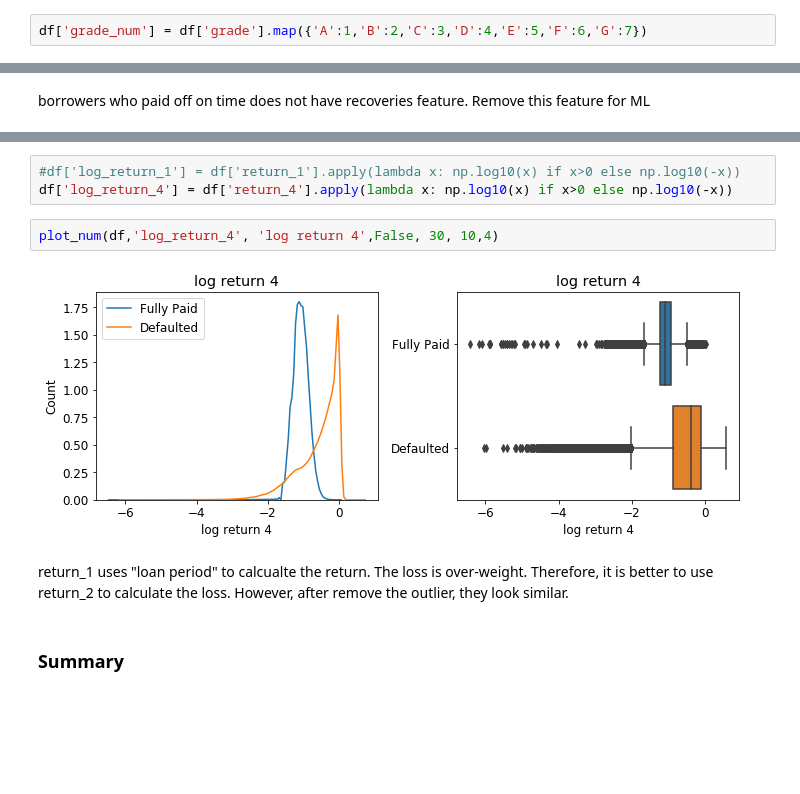
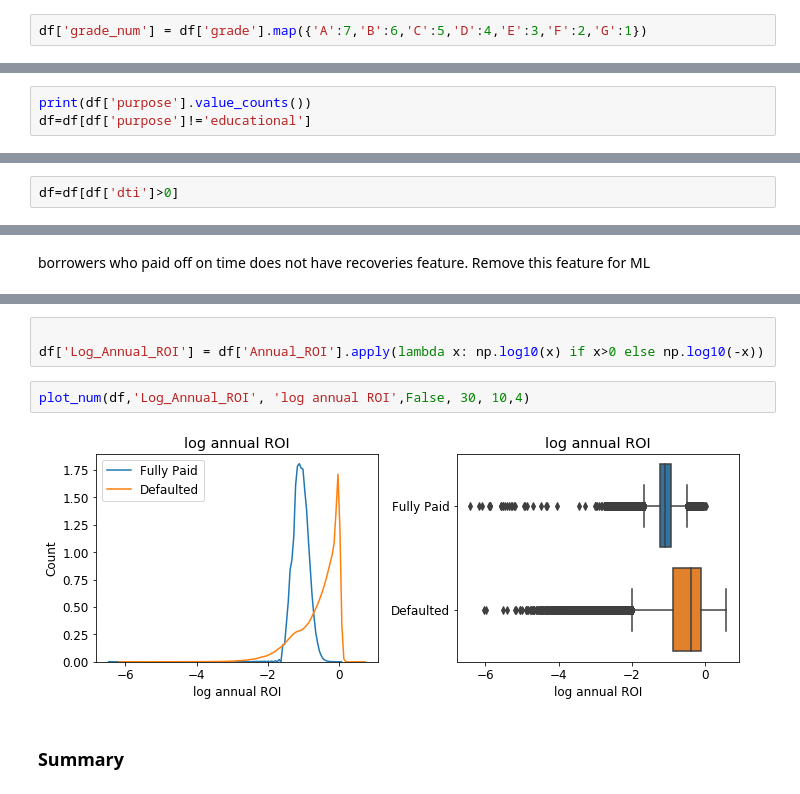
Before and after one commit to cyuancheng/Lending_Club, a Jupyter notebook: 03_LC_DataPreprocessing_2.ipynb, the cells around one changed output, grey strips where cells are left out. Cells and saved outputs as stored; diff of their text form; blank space fills up the shorter version.

Commit message:
updated annual ROI

```diff
--- a/03_LC_DataPreprocessing_2.ipynb
+++ b/03_LC_DataPreprocessing_2.ipynb
@@ -571,5 +505,5 @@ plot_cat(df, 'grade', 'Grade', 10,4)
 # %%
-df['grade_num'] = df['grade'].map({'A':1,'B':2,'C':3,'D':4,'E':5,'F':6,'G':7})
+df['grade_num'] = df['grade'].map({'A':7,'B':6,'C':5,'D':4,'E':3,'F':2,'G':1})
 # %%
 df['grade_num'].unique()
 # %% [output]
@@ -704,0 +641,3 @@ plot_cat(df,'purpose', 'Purpose',10,5)
+# %%
+print(df['purpose'].value_counts())
+df=df[df['purpose']!='educational']
@@ -905,3 +862,5 @@ Name: dti, dtype: float64
+# %%
+df=df[df['dti']>0]
 # %%
 sm.qqplot(df['dti'], line='s')
 #plt.ylim(0,0.25e7)
@@ -1240,12 +1205,10 @@ plot_num(df,'return_4', 'Net Annual Return',True, 30, 10,4)
 # %%
-#df['log_return_1'] = df['return_1'].apply(lambda x: np.log10(x) if x>0 else np.log10(-x))
-df['log_return_4'] = df['return_4'].apply(lambda x: np.log10(x) if x>0 else np.log10(-x))
+
+df['Log_Annual_ROI'] = df['Annual_ROI'].apply(lambda x: np.log10(x) if x>0 else np.log10(-x))
 # %%
-plot_num(df,'log_return_4', 'log return 4',False, 30, 10,4)
+plot_num(df,'Log_Annual_ROI', 'log annual ROI',False, 30, 10,4)
 # %% [output]
-[figure, old version]
+[figure, new version]
-# %% [markdown]
-return_1 uses "loan period" to calcualte the return. The loss is over-weight. Therefore, it is better to use return_2 to calculate the loss. However, after remove the outlier, they look similar.
 # %% [markdown]
 ### Summary
 # %%
```
Also changed, not shown: parts of 121 cells of this notebook.
